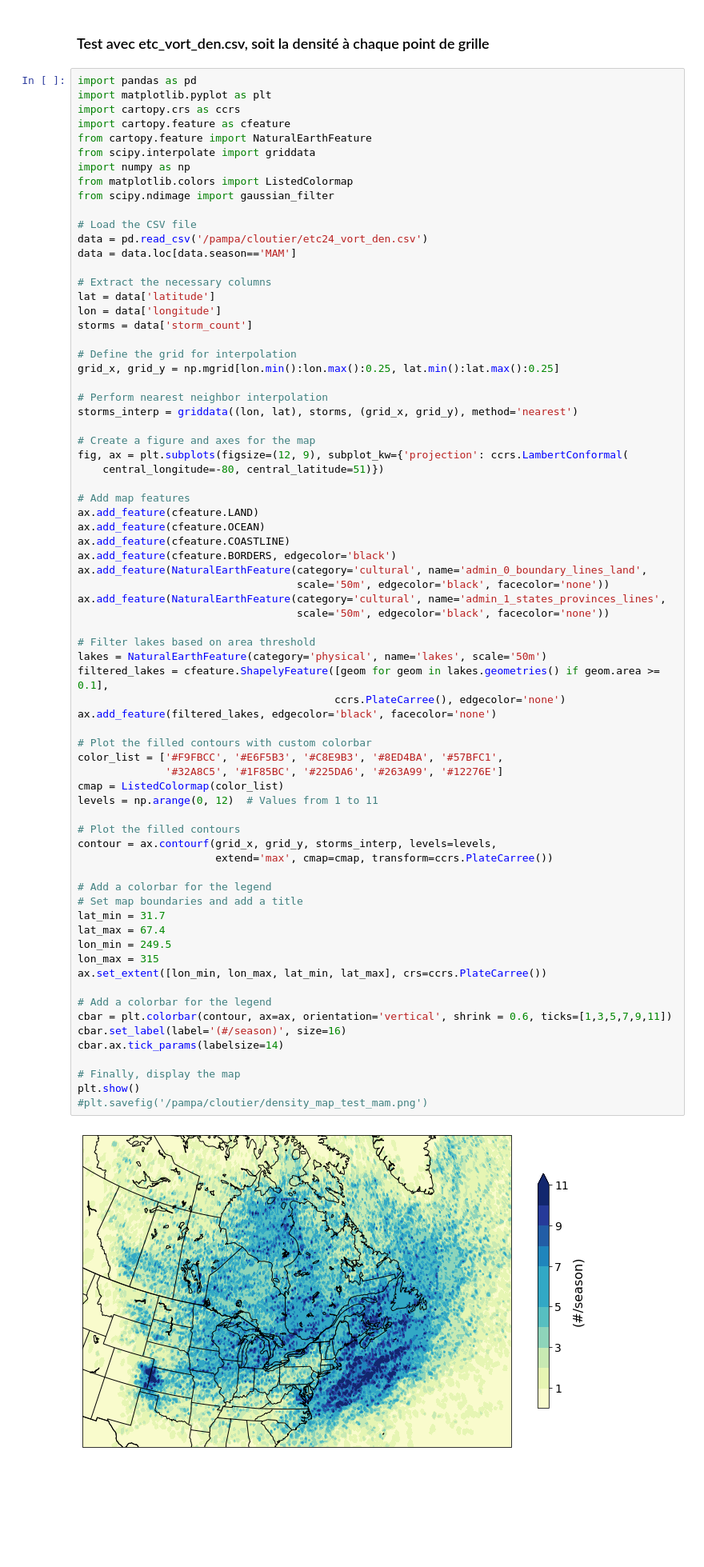
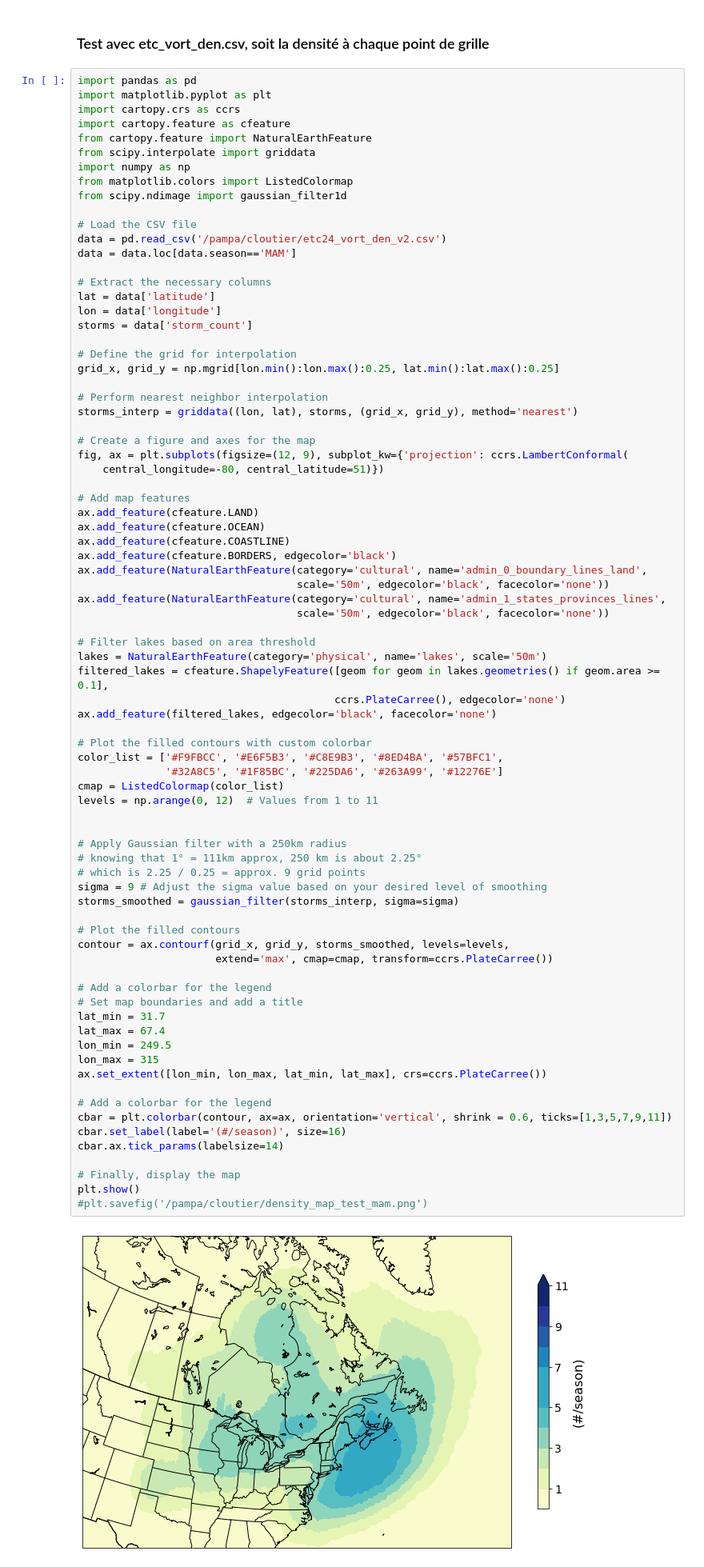
Before and after one commit to maxinecloutierg/ERA5_Storm_Track, a Jupyter notebook: jupyter/etc_maps.ipynb, the cells around one changed output. Shown: that part at 80% size. Saved outputs shown, nothing was run; the diff lists cells and outputs as text; blank space fills up the shorter version.

Commit message:
modif script densité à chaque point de grille

```diff
--- a/jupyter/etc_maps.ipynb
+++ b/jupyter/etc_maps.ipynb
@@ -239,10 +239,10 @@ from cartopy.feature import NaturalEarthFeature
 from scipy.interpolate import griddata
 import numpy as np
 from matplotlib.colors import ListedColormap
-from scipy.ndimage import gaussian_filter
+from scipy.ndimage import gaussian_filter1d
 
 # Load the CSV file
-data = pd.read_csv('/pampa/cloutier/etc24_vort_den.csv')
+data = pd.read_csv('/pampa/cloutier/etc24_vort_den_v2.csv')
 data = data.loc[data.season=='MAM']
 
 # Extract the necessary columns
@@ -275,33 +275,40 @@ lakes = NaturalEarthFeature(category='physical', name='lakes', scale='50m')
 filtered_lakes = cfeature.ShapelyFeature([geom for geom in lakes.geometries() if geom.area >= 0.1],
                                          ccrs.PlateCarree(), edgecolor='none')
 ax.add_feature(filtered_lakes, edgecolor='black', facecolor='none')
 
 # Plot the filled contours with custom colorbar
 color_list = ['#F9FBCC', '#E6F5B3', '#C8E9B3', '#8ED4BA', '#57BFC1',
               '#32A8C5', '#1F85BC', '#225DA6', '#263A99', '#12276E']
 cmap = ListedColormap(color_list)
 levels = np.arange(0, 12)  # Values from 1 to 11
 
+
+# Apply Gaussian filter with a 250km radius
+# knowing that 1° = 111km approx, 250 km is about 2.25°
+# which is 2.25 / 0.25 = approx. 9 grid points
+sigma = 9 # Adjust the sigma value based on your desired level of smoothing
+storms_smoothed = gaussian_filter(storms_interp, sigma=sigma)
+
 # Plot the filled contours
-contour = ax.contourf(grid_x, grid_y, storms_interp, levels=levels,
+contour = ax.contourf(grid_x, grid_y, storms_smoothed, levels=levels,
                       extend='max', cmap=cmap, transform=ccrs.PlateCarree())
 
 # Add a colorbar for the legend
 # Set map boundaries and add a title
 lat_min = 31.7
 lat_max = 67.4
 lon_min = 249.5
 lon_max = 315
 ax.set_extent([lon_min, lon_max, lat_min, lat_max], crs=ccrs.PlateCarree())
 
 # Add a colorbar for the legend
 cbar = plt.colorbar(contour, ax=ax, orientation='vertical', shrink = 0.6, ticks=[1,3,5,7,9,11])
 cbar.set_label(label='(#/season)', size=16)
 cbar.ax.tick_params(labelsize=14)
 
 # Finally, display the map
 plt.show()
 #plt.savefig('/pampa/cloutier/density_map_test_mam.png')
 # %% [output]
-[figure, old version]
+[figure, new version]
 # %%
```
Also changed, not shown: parts of 2 cells of this notebook, 2 other files.
